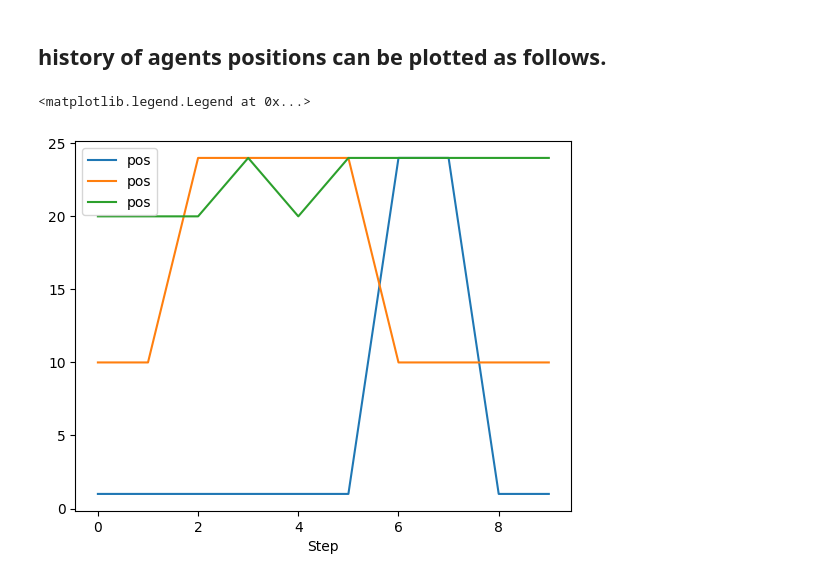
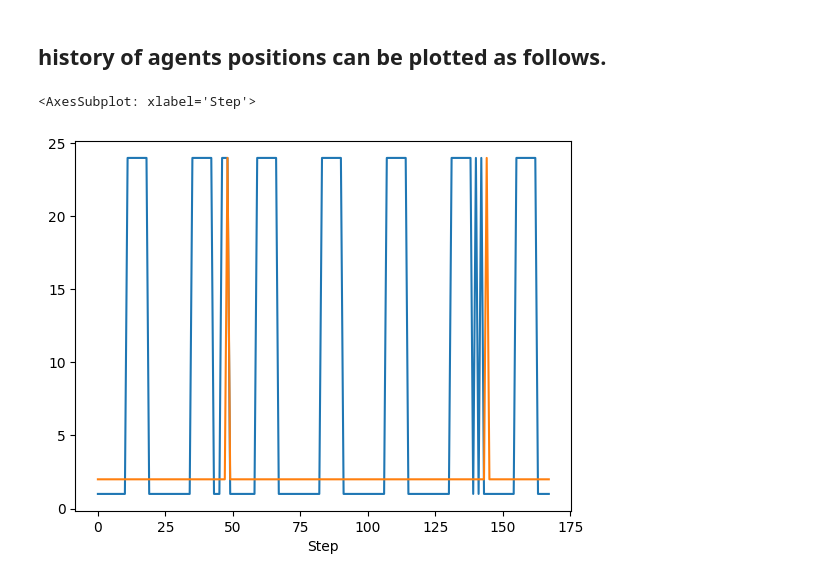
Before and after one commit to MasoodShamsaiee/PyCityLayers-OB-extension, a Jupyter notebook: Grab, graph and ABM selected buildings.ipynb, the cells around one changed output. Drawn from its saved outputs; the diff is of its cells as text; code cells hidden in the pictures.

```diff
--- a/Grab, graph and ABM selected buildings.ipynb
+++ b/Grab, graph and ABM selected buildings.ipynb
@@ -240,6 +262,6 @@ class MoneyModel(mesa.Model):
 ## having defined the model and agents, 24 agents (same number as the number of nodes (=buildings)) are created and ten (10) ticks are performed.
 # %%
 model = MoneyModel(len(centroid))
-for i in range(10):
+for i in range(168):
     model.step()
 # %% [output]
@@ -285,15 +307,11 @@ agent_pos
 # %%
 Agent_ID=1
 one_agent_wealth = agent_pos .xs(Agent_ID, level="AgentID")
 one_agent_wealth.pos.plot()
 
-Agent_ID=10
+Agent_ID=2
 one_agent_wealth = agent_pos .xs(Agent_ID, level="AgentID")
 one_agent_wealth.pos.plot()
-
-Agent_ID=20
-one_agent_wealth = agent_pos .xs(Agent_ID, level="AgentID")
-one_agent_wealth.pos.plot()
 # %% [output]
-<matplotlib.legend.Legend at 0x...>
+<AxesSubplot: xlabel='Step'>
-[figure, old version]
+[figure, new version]
```
Also changed, not shown: parts of 8 cells of this notebook.
